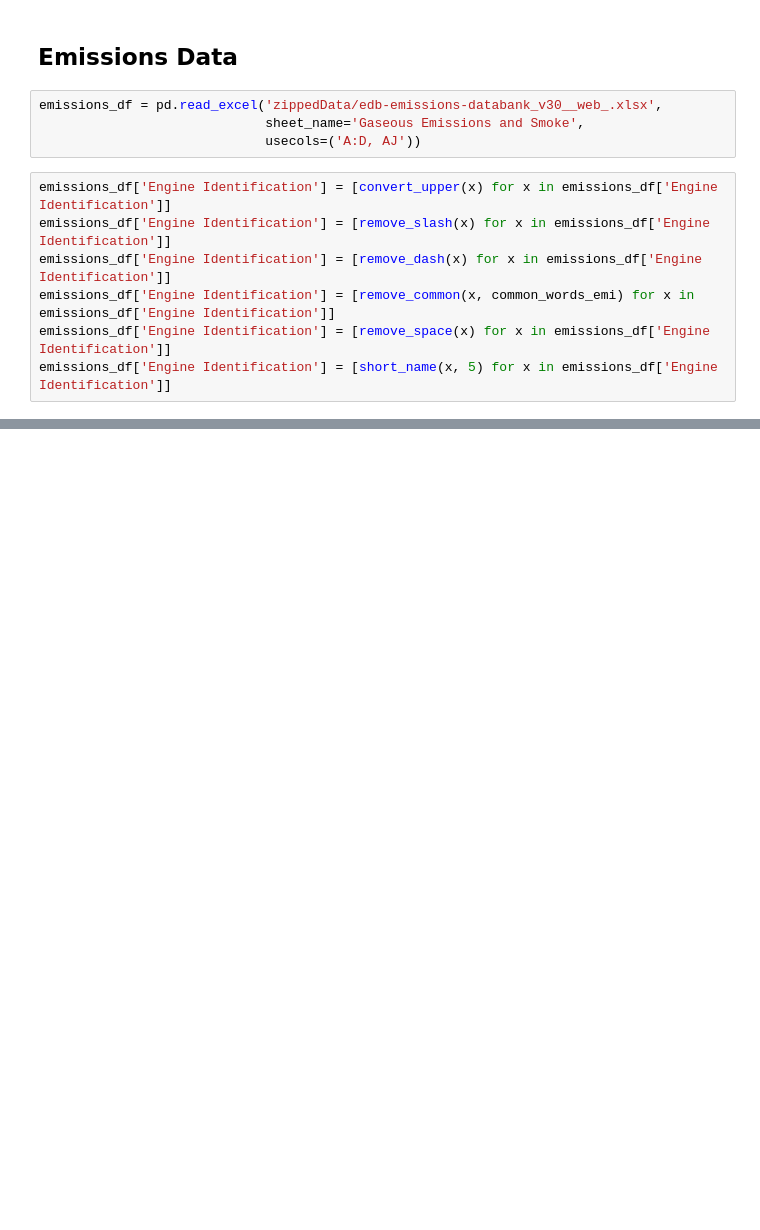
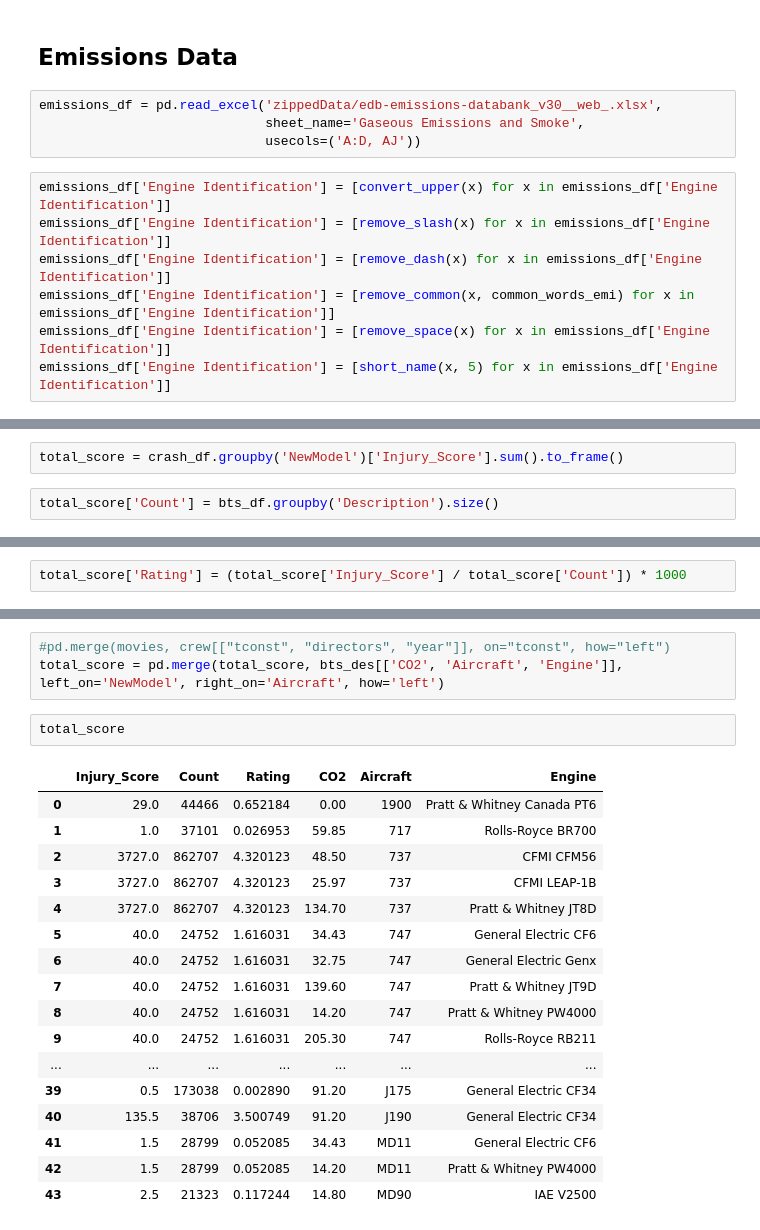
Before and after one commit to tstrain199/Aircraft_Safety_Analysis, a Jupyter notebook: Create-Data-Sets.ipynb, the cells around one changed output, grey strips where cells are left out. Cells and saved outputs as stored; diff of their text form; blank space fills up the shorter version.

```diff
--- a/Create-Data-Sets.ipynb
+++ b/Create-Data-Sets.ipynb
@@ -331,0 +360,4 @@ bts_des2[0:50]
+# %%
+total_score = crash_df.groupby('NewModel')['Injury_Score'].sum().to_frame()
+# %%
+total_score['Count'] = bts_df.groupby('Description').size()
@@ -331,0 +384,2 @@ bts_des2[0:50]
+# %%
+total_score['Rating'] = (total_score['Injury_Score'] / total_score['Count']) * 1000
@@ -331,0 +407,23 @@ bts_des2[0:50]
+# %%
+#pd.merge(movies, crew[["tconst", "directors", "year"]], on="tconst", how="left")
+total_score = pd.merge(total_score, bts_des[['CO2', 'Aircraft', 'Engine']], left_on='NewModel', right_on='Aircraft', how='left')
+# %%
+total_score
+# %% [output]
+|  | Injury_Score | Count | Rating | CO2 | Aircraft | Engine |
+| 0 | 29.0 | 44466 | 0.652184 | 0.00 | 1900 | Pratt & Whitney Canada PT6 |
+| 1 | 1.0 | 37101 | 0.026953 | 59.85 | 717 | Rolls-Royce BR700 |
+| 2 | 3727.0 | 862707 | 4.320123 | 48.50 | 737 | CFMI CFM56 |
+| 3 | 3727.0 | 862707 | 4.320123 | 25.97 | 737 | CFMI LEAP-1B |
+| 4 | 3727.0 | 862707 | 4.320123 | 134.70 | 737 | Pratt & Whitney JT8D |
+| 5 | 40.0 | 24752 | 1.616031 | 34.43 | 747 | General Electric CF6 |
+| 6 | 40.0 | 24752 | 1.616031 | 32.75 | 747 | General Electric Genx |
+| 7 | 40.0 | 24752 | 1.616031 | 139.60 | 747 | Pratt & Whitney JT9D |
+| 8 | 40.0 | 24752 | 1.616031 | 14.20 | 747 | Pratt & Whitney PW4000 |
+| 9 | 40.0 | 24752 | 1.616031 | 205.30 | 747 | Rolls-Royce RB211 |
+| ... | ... | ... | ... | ... | ... | ... |
+| 39 | 0.5 | 173038 | 0.002890 | 91.20 | J175 | General Electric CF34 |
+| 40 | 135.5 | 38706 | 3.500749 | 91.20 | J190 | General Electric CF34 |
+| 41 | 1.5 | 28799 | 0.052085 | 34.43 | MD11 | General Electric CF6 |
+| 42 | 1.5 | 28799 | 0.052085 | 14.20 | MD11 | Pratt & Whitney PW4000 |
+| 43 | 2.5 | 21323 | 0.117244 | 14.80 | MD90 | IAE V2500 |
```
Also changed, not shown: parts of 28 cells of this notebook.
